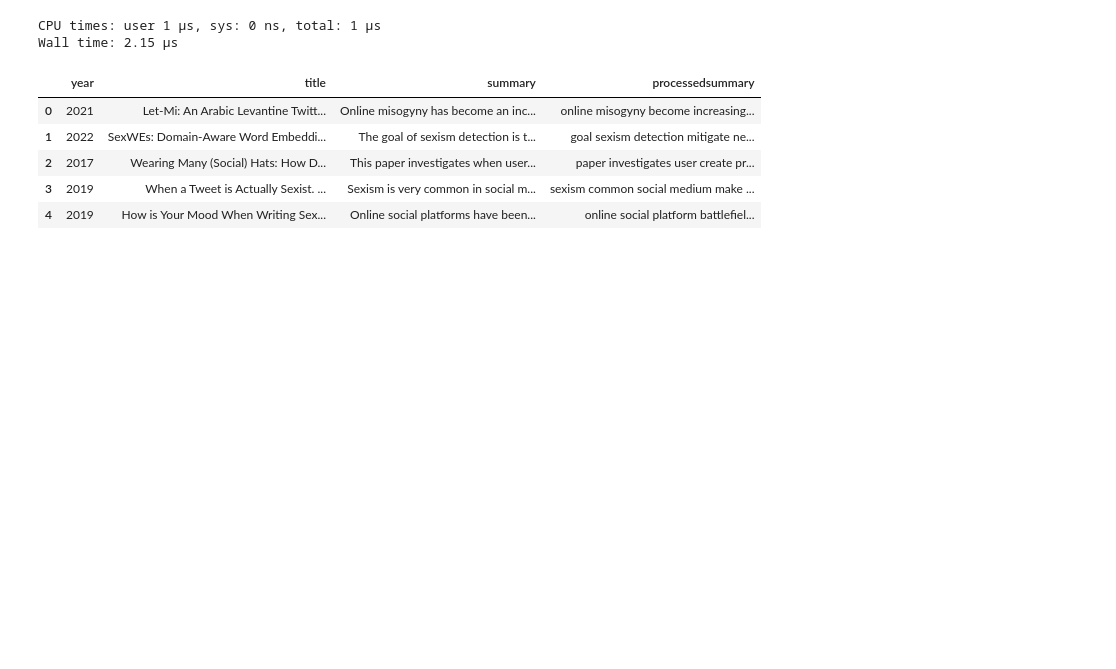
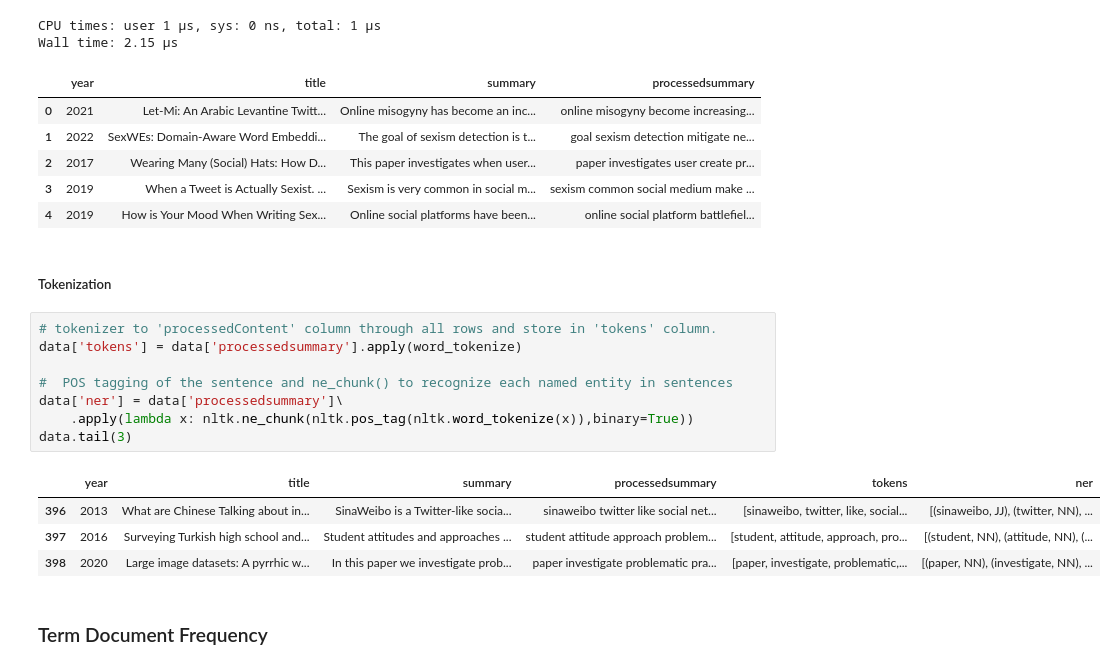
Before and after one commit to booktrackerGirl/Data-wrangling-and-analysis, a Jupyter notebook: Goggle Scholar Search/arXiv_analysis.ipynb, the cells around one changed output. Cells and saved outputs as stored; diff of their text form; blank space fills up the shorter version.

```diff
--- a/Goggle Scholar Search/arXiv_analysis.ipynb
+++ b/Goggle Scholar Search/arXiv_analysis.ipynb
@@ -320,3 +320,20 @@ Wall time: 2.15 µs
 | 2 | 2017 | Wearing Many (Social) Hats: How D... | This paper investigates when user... | paper investigates user create pr... |
 | 3 | 2019 | When a Tweet is Actually Sexist. ... | Sexism is very common in social m... | sexism common social medium make ... |
 | 4 | 2019 | How is Your Mood When Writing Sex... | Online social platforms have been... | online social platform battlefiel... |
+# %% [markdown]
+##### Tokenization
+# %%
+# tokenizer to 'processedContent' column through all rows and store in 'tokens' column.
+data['tokens'] = data['processedsummary'].apply(word_tokenize)
+
+#  POS tagging of the sentence and ne_chunk() to recognize each named entity in sentences
+data['ner'] = data['processedsummary']\
+    .apply(lambda x: nltk.ne_chunk(nltk.pos_tag(nltk.word_tokenize(x)),binary=True))
+data.tail(3)
+# %% [output]
+|  | year | title | summary | processedsummary | tokens | ner |
+| 396 | 2013 | What are Chinese Talking about in... | SinaWeibo is a Twitter-like socia... | sinaweibo twitter like social net... | [sinaweibo, twitter, like, social... | [(sinaweibo, JJ), (twitter, NN), ... |
+| 397 | 2016 | Surveying Turkish high school and... | Student attitudes and approaches ... | student attitude approach problem... | [student, attitude, approach, pro... | [(student, NN), (attitude, NN), (... |
+| 398 | 2020 | Large image datasets: A pyrrhic w... | In this paper we investigate prob... | paper investigate problematic pra... | [paper, investigate, problematic,... | [(paper, NN), (investigate, NN), ... |
+# %% [markdown]
+### Term Document Frequency
```
Also changed, not shown: parts of 11 cells of this notebook.
